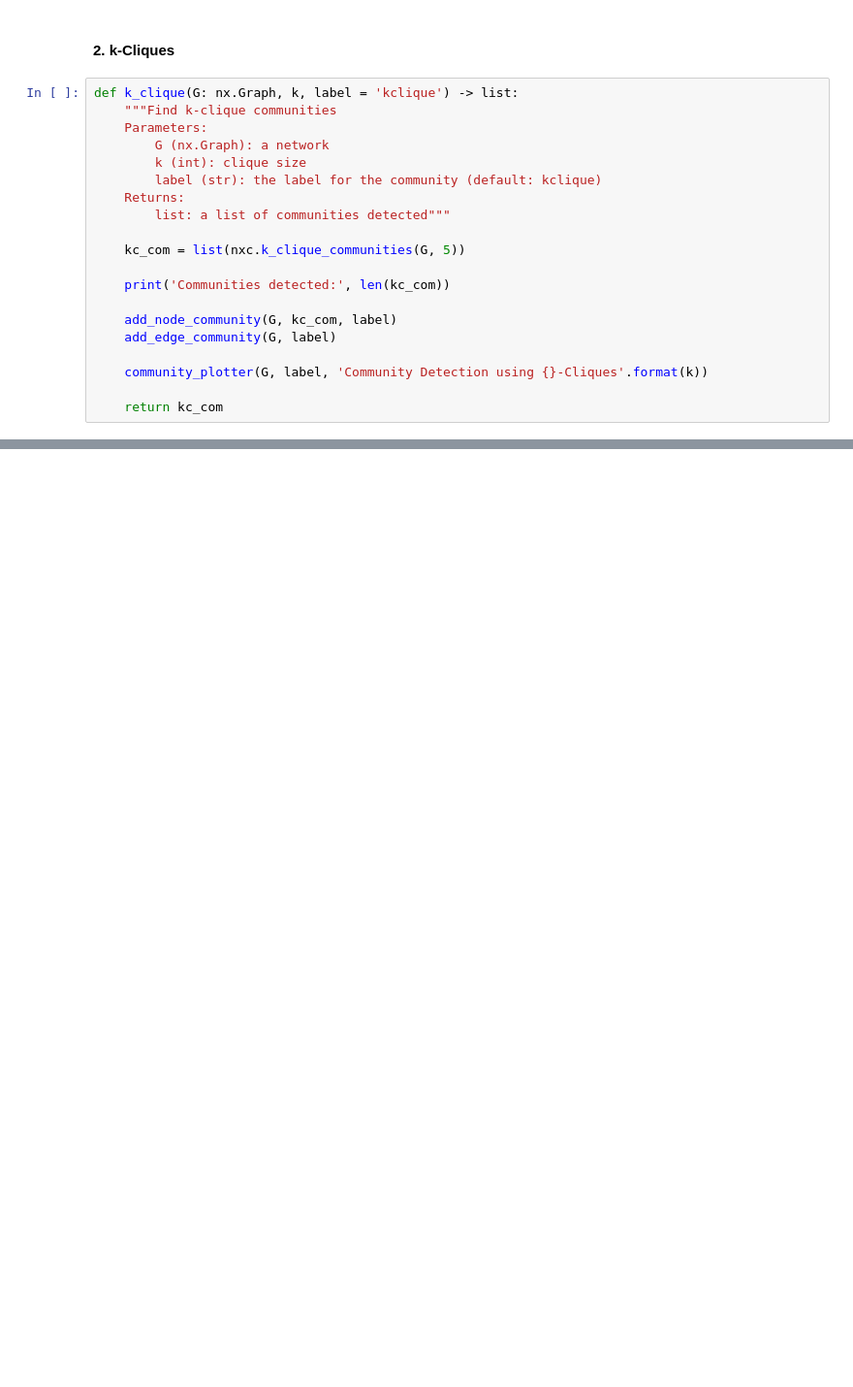
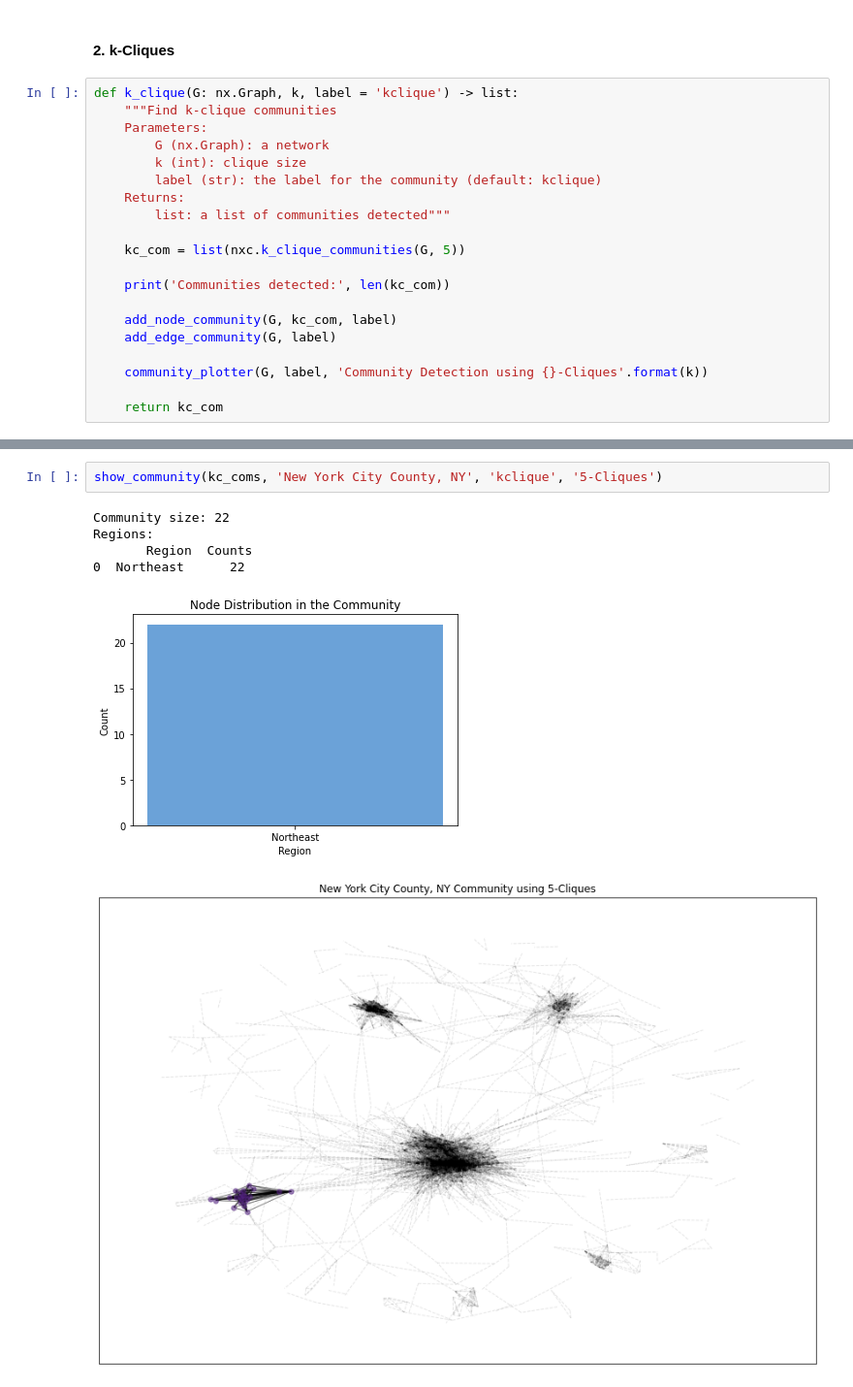
Before and after one commit to samar14641/covid-us-networks, a Jupyter notebook: community_detection.ipynb, the cells around one changed output, grey strips where cells are left out. Shown at 97% size. Saved outputs shown, nothing was run; the diff lists cells and outputs as text; blank space fills up the shorter version.

```diff
--- a/community_detection.ipynb
+++ b/community_detection.ipynb
@@ -186,0 +253,9 @@ Communities detected: 11
+# %%
+show_community(kc_coms, 'New York City County, NY', 'kclique', '5-Cliques')
+# %% [output]
+Community size: 22
+Regions:
+       Region  Counts
+0  Northeast      22
+[figure, added]
+[figure, added]
```
Also changed, not shown: parts of 12 cells of this notebook.
